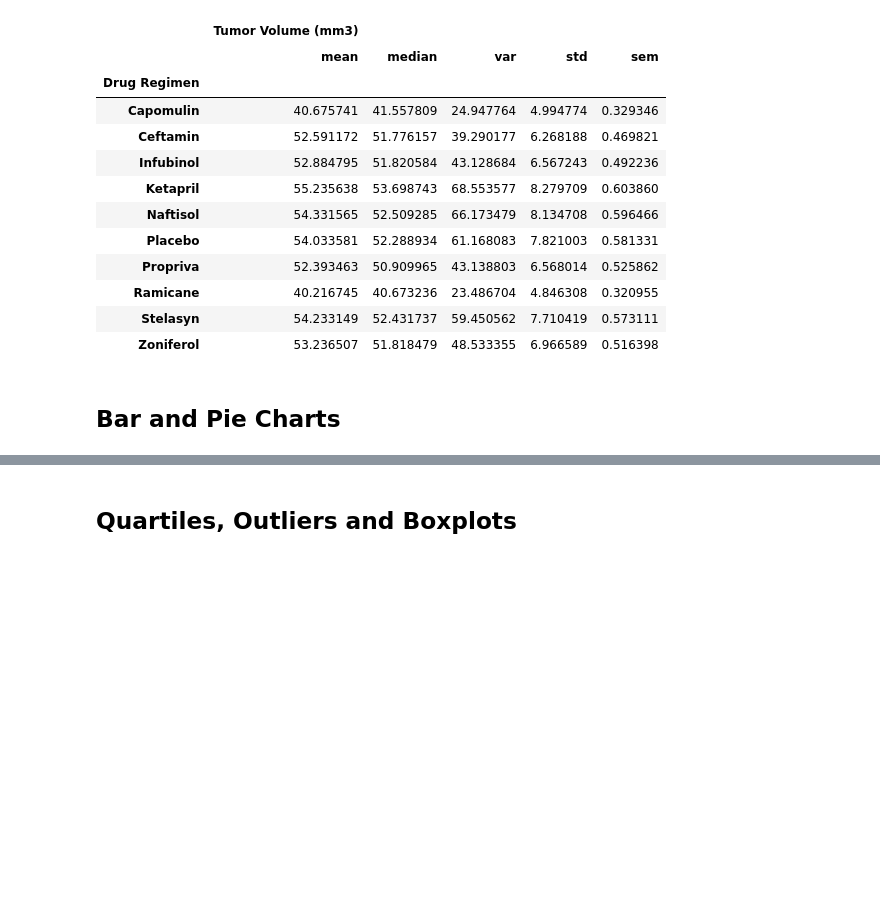
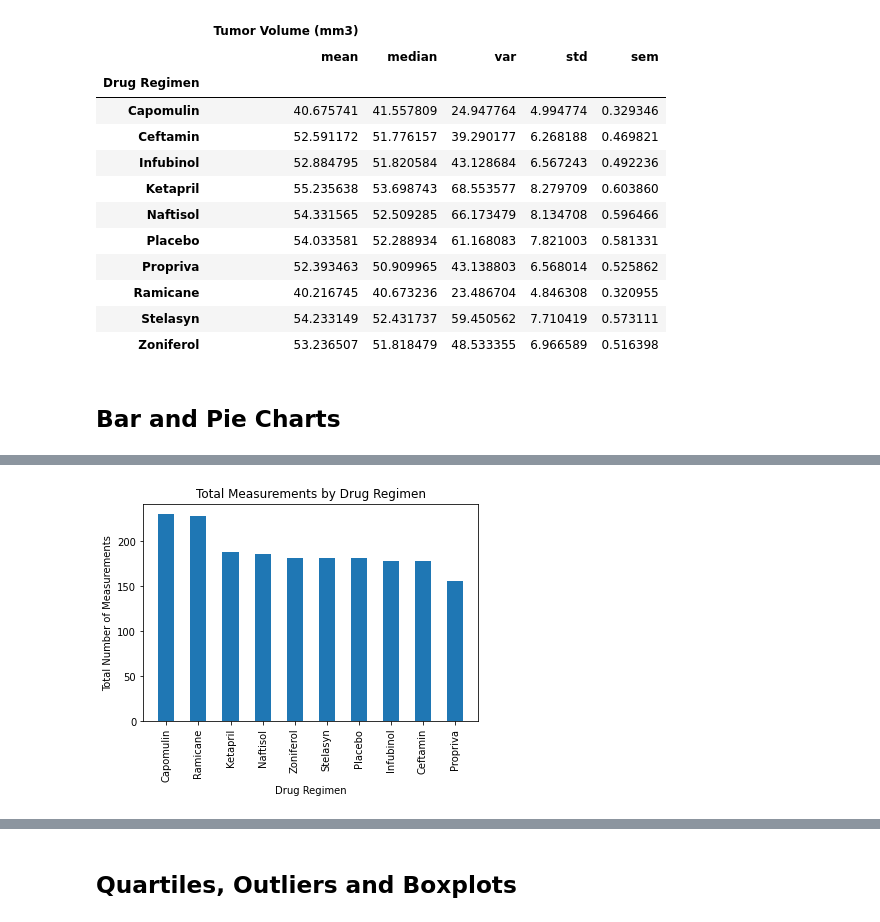
Before and after one commit to mspriest/matplotlib-challenge, a Jupyter notebook: pymaceuticals_starter.ipynb, the cells around one changed output, grey strips where cells are left out. Cells and saved outputs as stored; diff of their text form; code cells hidden in the pictures; blank space fills up the shorter version.

```diff
--- a/pymaceuticals_starter.ipynb
+++ b/pymaceuticals_starter.ipynb
@@ -152,2 +161,22 @@ aggregate_df
+# %%
+# Generate a bar plot showing the total number of measurements taken on each drug regimen using pyplot.
+measurements = clean_df["Drug Regimen"].value_counts()
+x_axis = np.arange(len(measurements))
+
+# Create a bar chart based upon the above data
+plt.bar(x_axis, measurements, align="center", width = 0.5)
+
+# Create the ticks for our bar chart's x axis
+tick_locations = [value for value in x_axis]
+plt.xticks(tick_locations, measurements.index, rotation = 90)
+
+# Give the chart a title, x label, and y label
+plt.xlabel("Drug Regimen")
+plt.ylabel("Total Number of Measurements")
+plt.title("Total Measurements by Drug Regimen")
+
+plt.show()
+# %% [output]
+[figure, added]
 # %%
 # Generate a pie plot showing the distribution of female versus male mice using pandas
```
Also changed, not shown: parts of 10 cells of this notebook.
